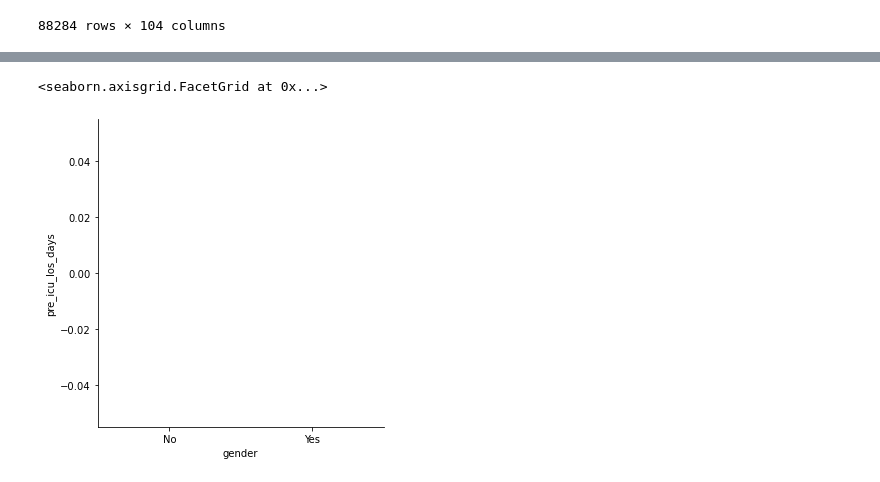
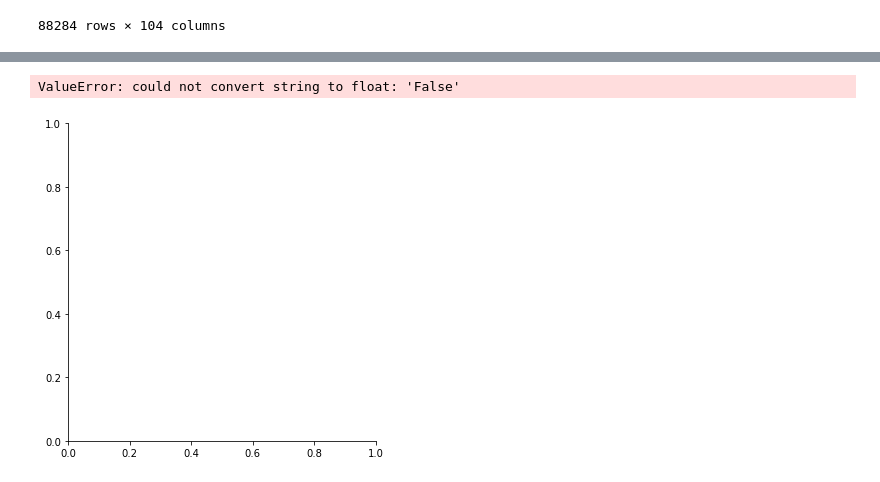
Before and after one commit to ConorD212/UCDPA_ConorDixon, a Jupyter notebook: DataSet 1 Patient Survival Prediction Dataset/DataSet 1 Patient Survival Prediction Dataset.ipynb, the cells around one changed output, grey strips where cells are left out. Cells and saved outputs as stored; diff of their text form; code cells hidden in the pictures.

```diff
--- a/DataSet 1 Patient Survival Prediction Dataset/DataSet 1 Patient Survival Prediction Dataset.ipynb
+++ b/DataSet 1 Patient Survival Prediction Dataset/DataSet 1 Patient Survival Prediction Dataset.ipynb
@@ -223,5 +233,5 @@ import seaborn as sns
 # %%
-sns.catplot(x="gender", y="pre_icu_los_days", order=["No", "Yes"], data=data)
+sns.catplot(x="", y="pre_icu_los_days", jitter="False", data=data)
 # %% [output]
-<seaborn.axisgrid.FacetGrid at 0x...>
+ValueError: could not convert string to float: 'False'
-[figure, old version]
+[figure, new version]
```
Also changed, not shown: parts of 10 cells of this notebook.
